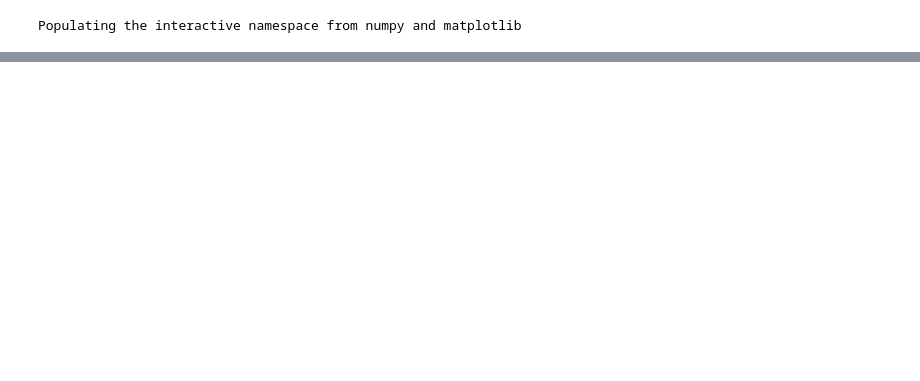
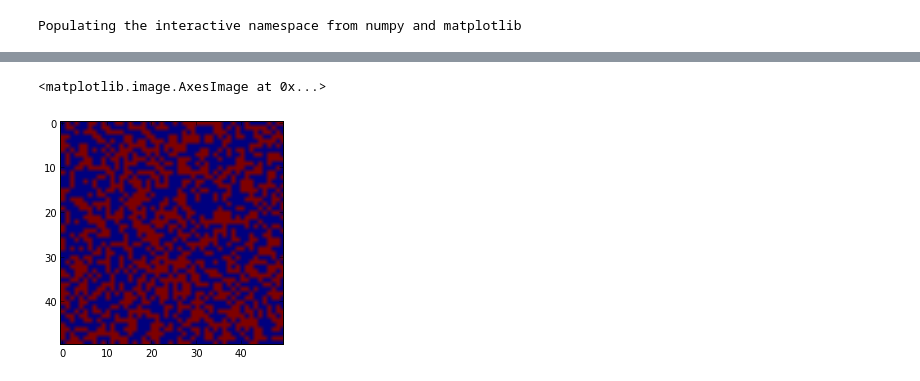
Before and after one commit to flgomezc/2d-ising-model, a Jupyter notebook: Ising 2D Model + Energy + Mag.ipynb, the cells around one changed output, grey strips where cells are left out. Saved outputs shown, nothing was run; the diff lists cells and outputs as text; code cells hidden in the pictures; blank space fills up the shorter version.

```diff
--- a/Ising 2D Model + Energy + Mag.ipynb
+++ b/Ising 2D Model + Energy + Mag.ipynb
@@ -116,3 +125,8 @@ for counter in range(STEPS):
+# %%
+imshow(spin0)
+# %% [output]
+<matplotlib.image.AxesImage at 0x...>
+[figure, added]
 # %%
 seed(0)
 STEPS = 100000  #Número de pasos en la simulación
```
Also changed, not shown: parts of 12 cells of this notebook.
